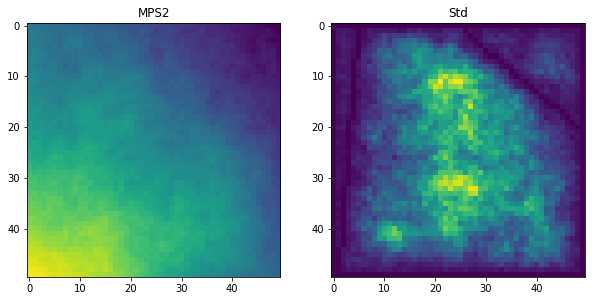
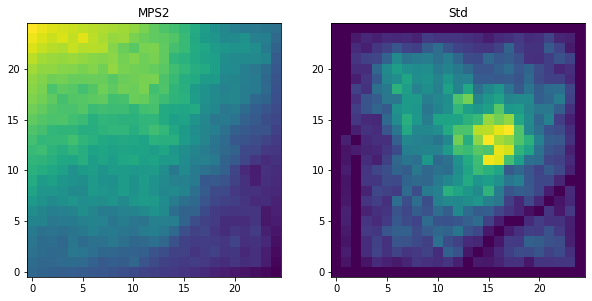
The notebook cell's code change between the first figure and the second:
--- before
+++ after
@@ -1,10 +1,10 @@
 plt.subplots(1,2,figsize=(10,10))
 plt.subplot(1,2,1)
-plt.imshow(simGRF[0])
+plt.imshow(simGRF[0],origin='lower')
 plt.title('MPS2')
 
 std_GRF = np.var(simGRF,axis=0)
 plt.subplot(1,2,2)
-plt.imshow(std_GRF)
+plt.imshow(std_GRF,origin='lower')
 plt.title('Std')
 plt.show()

Commit: correction de l orientation des points sur les images